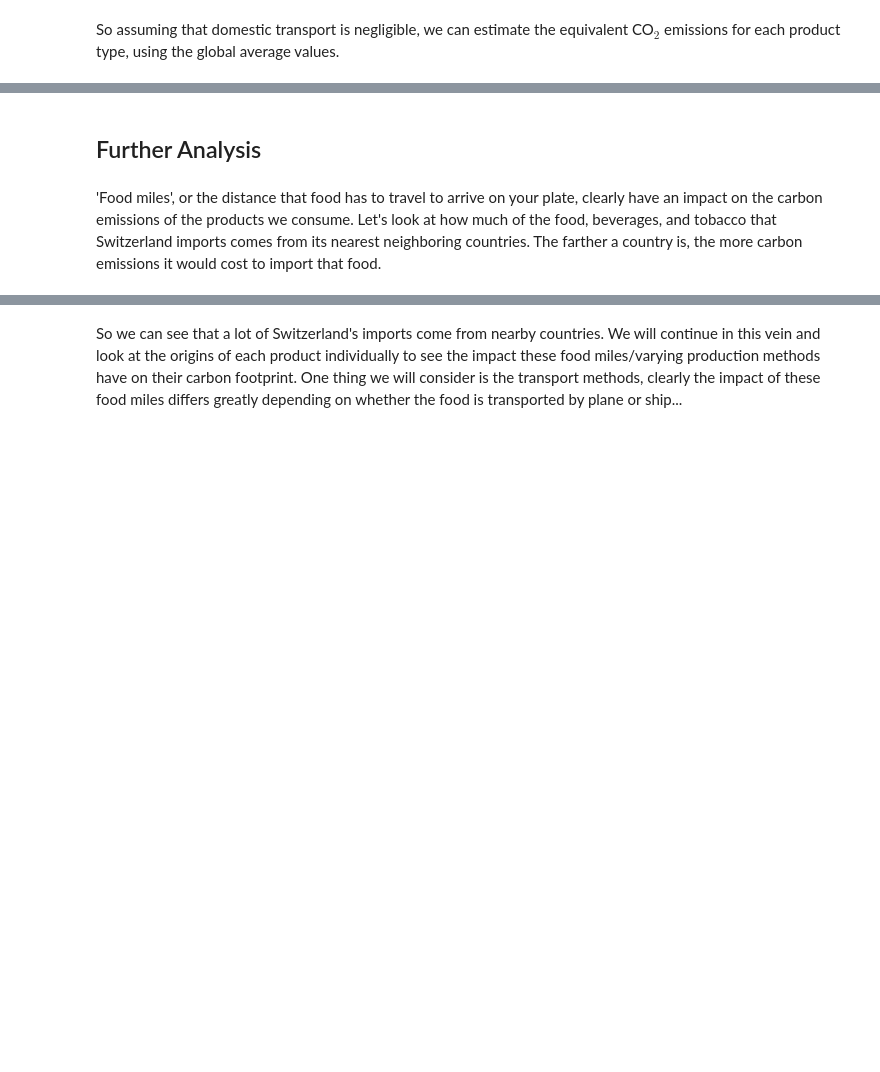
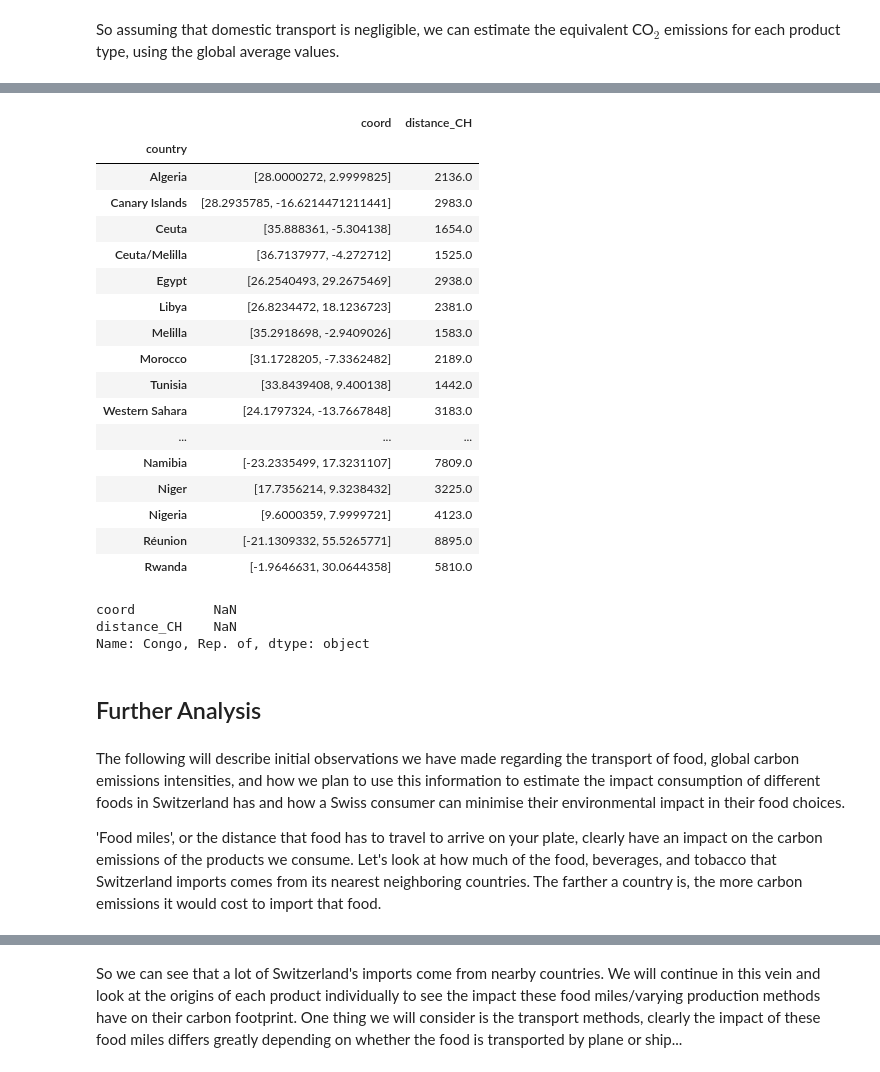
Before and after one commit to valentinoli/ada-2019-project-adagio, a Jupyter notebook: src/project.ipynb, the cells around one changed output, grey strips where cells are left out. Saved outputs shown, nothing was run; the diff lists cells and outputs as text; code cells hidden in the pictures; blank space fills up the shorter version.

Commit message:
adding distance information

```diff
--- a/src/project.ipynb
+++ b/src/project.ipynb
@@ -318,0 +261,23 @@ The following will describe initial observations we have made regarding the tran
+# %%
+countries = country_distances()
+# %%
+countries.head(50)
+# %% [output]
+|  | coord | distance_CH |
+| country |  |  |
+| Algeria | [28.0000272, 2.9999825] | 2136.0 |
+| Canary Islands | [28.2935785, -16.6214471211441] | 2983.0 |
+| Ceuta | [35.888361, -5.304138] | 1654.0 |
+| Ceuta/Melilla | [36.7137977, -4.272712] | 1525.0 |
+| Egypt | [26.2540493, 29.2675469] | 2938.0 |
+| Libya | [26.8234472, 18.1236723] | 2381.0 |
+| Melilla | [35.2918698, -2.9409026] | 1583.0 |
+| Morocco | [31.1728205, -7.3362482] | 2189.0 |
+| Tunisia | [33.8439408, 9.400138] | 1442.0 |
+| Western Sahara | [24.1797324, -13.7667848] | 3183.0 |
+| ... | ... | ... |
+| Namibia | [-23.2335499, 17.3231107] | 7809.0 |
+| Niger | [17.7356214, 9.3238432] | 3225.0 |
+| Nigeria | [9.6000359, 7.9999721] | 4123.0 |
+| Réunion | [-21.1309332, 55.5265771] | 8895.0 |
+| Rwanda | [-1.9646631, 30.0644358] | 5810.0 |
@@ -319,6 +286,14 @@ The following will describe initial observations we have made regarding the tran
+# %%
+countries.loc['Congo, Rep. of']
+# %% [output]
+coord          NaN
+distance_CH    NaN
+Name: Congo, Rep. of, dtype: object
 # %% [markdown]
 ## Further Analysis
 # %% [markdown]
+The following will describe initial observations we have made regarding the transport of food, global carbon emissions intensities, and how we plan to use this information to estimate the impact consumption of different foods in Switzerland has and how a Swiss consumer can minimise their environmental impact in their food choices.
+
 'Food miles', or the distance that food has to travel to arrive on your plate, clearly have an impact on the carbon emissions of the products we consume. Let's look at how much of the food, beverages, and tobacco that Switzerland imports comes from its nearest neighboring countries. The farther a country is, the more carbon emissions it would cost to import that food.
 # %%
 percentage = glimpse()
```
Also changed, not shown: parts of 20 cells of this notebook, 1 other file.
